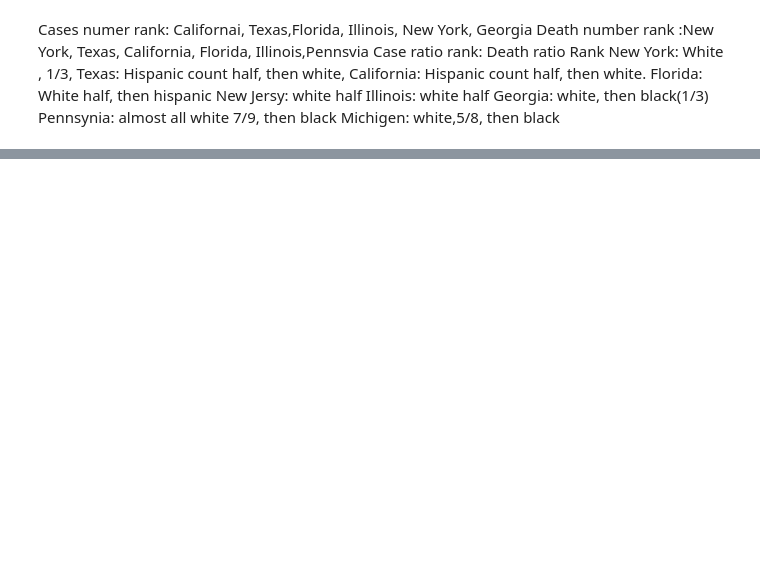
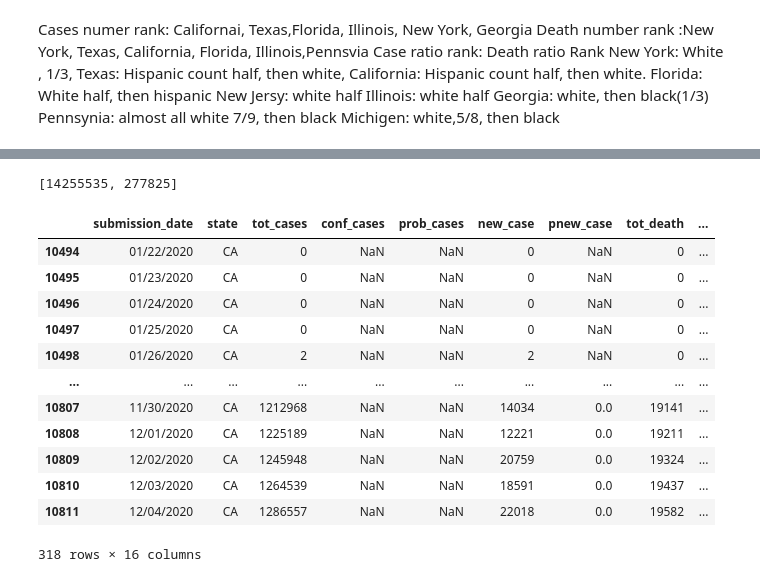
Before and after one commit to yaolihua081/COVID-19-Project, a Jupyter notebook: USACovid_19_By_Race.ipynb, the cells around one changed output, grey strips where cells are left out. Saved outputs shown, nothing was run; the diff lists cells and outputs as text; code cells hidden in the pictures; blank space fills up the shorter version.

```diff
--- a/USACovid_19_By_Race.ipynb
+++ b/USACovid_19_By_Race.ipynb
@@ -707,7 +703,7 @@ combined
 [interactive output not drawn]
 [interactive output not drawn]
 # %%
-United_States_Covid=pd.read_csv('https://raw.githubusercontent.com/yaolihua081/Stanford-CS06dataviz/main/United_States_COVIDNov24.csv')
+United_States_Covid=pd.read_csv('https://raw.githubusercontent.com/yaolihua081/Stanford-CS06dataviz/main/United_States_COVIDDec5.csv')
 United_States_Covid.head()
 
 United_States_Covid.dropna()
@@ -764,6 +760,6 @@ United_state_covid_death_week_data.columns=['state','week','total_deaths']
 United_state_covid_case_dweek_ata=United_state_covid_case_week_data.sort_values(by='state')
 
 United_state_covid_death_week_data=United_state_covid_death_week_data.sort_values(by='state')
-United_state_covid_death_week_data.drop(['state'],axis = 1, inplace=True)
+United_state_covid_death_week_data.drop(['state','week'],axis = 1, inplace=True)
 United_State_covid_week_data=pd.concat([United_state_covid_case_week_data,United_state_covid_death_week_data],axis=1)
 United_State_covid_week_data
@@ -879,0 +900,22 @@ combined
+# %%
+[United_State_covid_data['total_cases'].sum(),United_State_covid_data['total_deaths'].sum()]
+# %% [output]
+[14255535, 277825]
+# %%
+#United_State_covid_data
+filter=United_States_Covid['state']=='CA'
+United_States_Covid[filter]
+# %% [output]
+|  | submission_date | state | tot_cases | conf_cases | prob_cases | new_case | pnew_case | tot_death | ... |
+| 10494 | 01/22/2020 | CA | 0 | NaN | NaN | 0 | NaN | 0 | ... |
+| 10495 | 01/23/2020 | CA | 0 | NaN | NaN | 0 | NaN | 0 | ... |
+| 10496 | 01/24/2020 | CA | 0 | NaN | NaN | 0 | NaN | 0 | ... |
+| 10497 | 01/25/2020 | CA | 0 | NaN | NaN | 0 | NaN | 0 | ... |
+| 10498 | 01/26/2020 | CA | 2 | NaN | NaN | 2 | NaN | 0 | ... |
+| ... | ... | ... | ... | ... | ... | ... | ... | ... | ... |
+| 10807 | 11/30/2020 | CA | 1212968 | NaN | NaN | 14034 | 0.0 | 19141 | ... |
+| 10808 | 12/01/2020 | CA | 1225189 | NaN | NaN | 12221 | 0.0 | 19211 | ... |
+| 10809 | 12/02/2020 | CA | 1245948 | NaN | NaN | 20759 | 0.0 | 19324 | ... |
+| 10810 | 12/03/2020 | CA | 1264539 | NaN | NaN | 18591 | 0.0 | 19437 | ... |
+| 10811 | 12/04/2020 | CA | 1286557 | NaN | NaN | 22018 | 0.0 | 19582 | ... |
+318 rows × 16 columns
```
Also changed, not shown: parts of 27 cells of this notebook.
